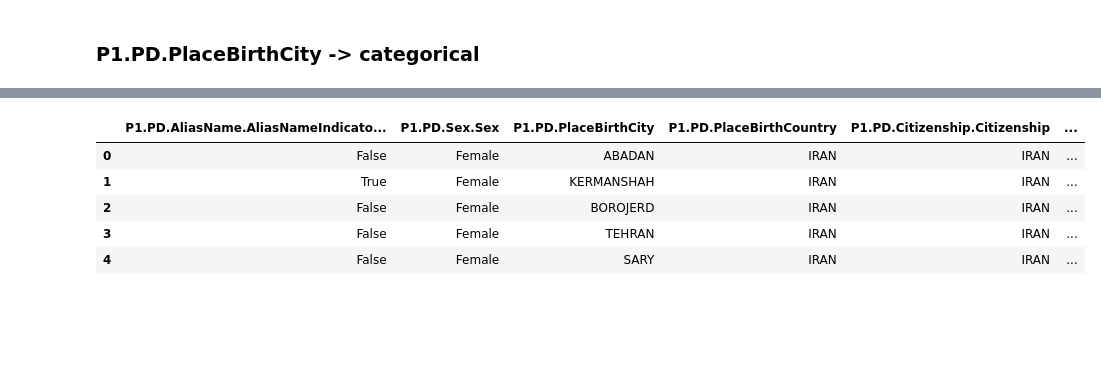
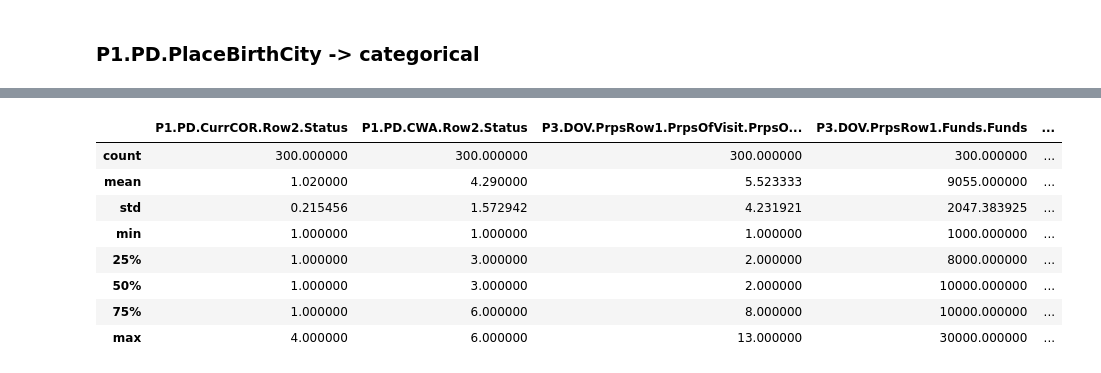
Before and after one commit to Nikronic/visaland-visa-form-utility, a Jupyter notebook: notebooks/data_exploration_dev.ipynb, the cells around one changed output, grey strips where cells are left out. Cells and saved outputs as stored; diff of their text form; code cells hidden in the pictures; blank space fills up the shorter version.

```diff
--- a/notebooks/data_exploration_dev.ipynb
+++ b/notebooks/data_exploration_dev.ipynb
@@ -366,0 +390,3 @@ TODO: delete
+# %%
+# drop useless
+data.drop('P1.PD.PlaceBirthCountry', axis=1, inplace=True)
@@ -366,0 +408,3 @@ TODO: delete
+# %%
+# drop useless
+data.drop('P1.PD.Citizenship.Citizenship', axis=1, inplace=True)
@@ -366,0 +457,3 @@ TODO: delete
+# %%
+# drop useless
+data.drop('P1.PD.CurrCOR.Row2.Other', axis=1, inplace=True)
@@ -367,9 +568,33 @@ TODO: delete
+# %%
+from functools import reduce
+import re
+r = re.compile('P1.PD.PrevCOR.Row..Status')
+mask = np.isin(data.columns.values, list(filter(r.match, data.columns.values)))
+feature_names = list(data.columns.values[mask])
+
+
+def previous_residency_country_count(series: pd.Series):
+    # 6 means no previous country of residency
+    return reduce(lambda x, y: 2 - np.sum(np.isin([x, y], [6])), series)
+
+
+# replace rows of previous country of residency to count of them
+data['P1.PD.PrevCOR.Row.Count'] = data[feature_names].agg([previous_residency_country_count], axis=1)
+data = data.rename(
+    columns={previous_residency_country_count.__name__: 'P1.PD.PrevCOR.Row.Count'})
+
+# delete redundant columns tnx to newly created 'P1.PD.PrevCOR.Row.Count'
+data.drop(['P1.PD.PrevCOR.Row2.Country', 'P1.PD.PrevCOR.Row2.Status', 'P1.PD.PrevCOR.Row3.Country',
+          'P1.PD.PrevCOR.Row3.Status', 'P1.PD.PCRIndicator'], axis=1, inplace=True)
 # %%
-data.head()
+data.describe()
 # %% [output]
-|  | P1.PD.AliasName.AliasNameIndicato... | P1.PD.Sex.Sex | P1.PD.PlaceBirthCity | P1.PD.PlaceBirthCountry | P1.PD.Citizenship.Citizenship | ... |
-| 0 | False | Female | ABADAN | IRAN | IRAN | ... |
-| 1 | True | Female | KERMANSHAH | IRAN | IRAN | ... |
-| 2 | False | Female | BOROJERD | IRAN | IRAN | ... |
-| 3 | False | Female | TEHRAN | IRAN | IRAN | ... |
-| 4 | False | Female | SARY | IRAN | IRAN | ... |
+|  | P1.PD.CurrCOR.Row2.Status | P1.PD.CWA.Row2.Status | P3.DOV.PrpsRow1.PrpsOfVisit.PrpsO... | P3.DOV.PrpsRow1.Funds.Funds | ... |
+| count | 300.000000 | 300.000000 | 300.000000 | 300.000000 | ... |
+| mean | 1.020000 | 4.290000 | 5.523333 | 9055.000000 | ... |
+| std | 0.215456 | 1.572942 | 4.231921 | 2047.383925 | ... |
+| min | 1.000000 | 1.000000 | 1.000000 | 1000.000000 | ... |
+| 25% | 1.000000 | 3.000000 | 2.000000 | 8000.000000 | ... |
+| 50% | 1.000000 | 3.000000 | 2.000000 | 10000.000000 | ... |
+| 75% | 1.000000 | 6.000000 | 8.000000 | 10000.000000 | ... |
+| max | 4.000000 | 6.000000 | 13.000000 | 30000.000000 | ... |
```
Also changed, not shown: parts of 40 cells of this notebook.
